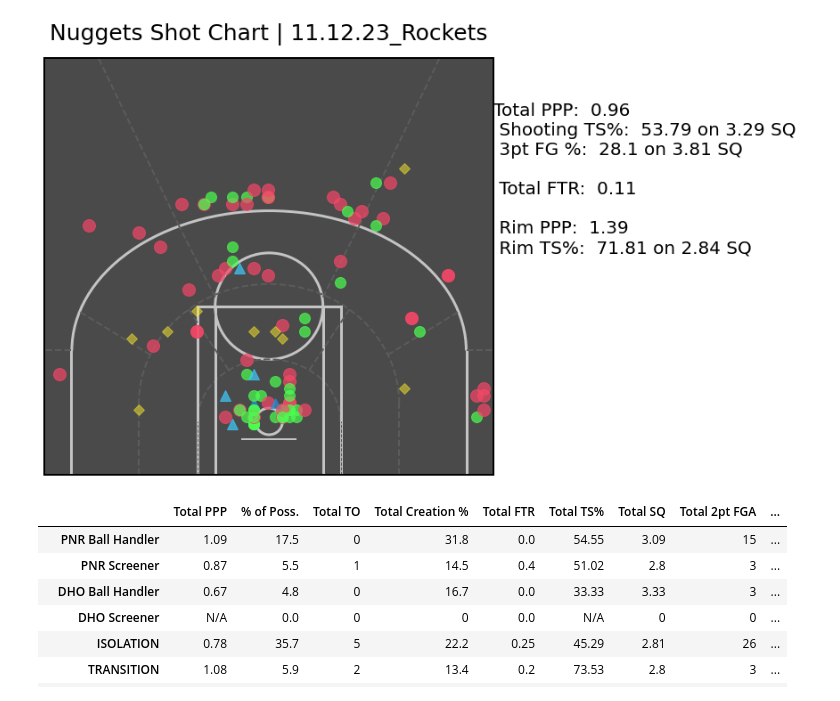
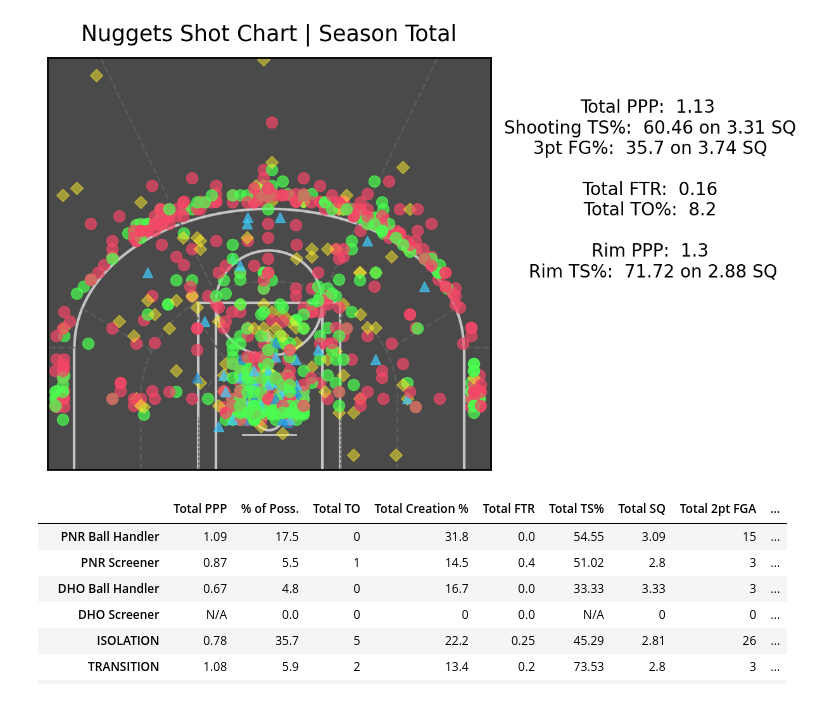
Before and after one commit to nickdsharpe/PPP_24, a Jupyter notebook: generate_stats.ipynb, the cells around one changed output. Drawn from its saved outputs; the diff is of its cells as text; code cells hidden in the pictures.

Commit message:
Refactoring get_stats

```diff
--- a/generate_stats.ipynb
+++ b/generate_stats.ipynb
@@ -32,7 +46,7 @@ for player in players:
 # %%
-off_PPP, off_rim_PPP, shot_chart = get_stats('Nuggets', 'Team', game)
+off_PPP, off_rim_PPP, shot_chart = get_stats('Nuggets', 'Team', total, 'Offense')
 # %% [output]
-[figure, old version]
+[figure, new version]
 # %%
 off_PPP
 # %% [output]
```
Also changed, not shown: parts of 13 cells of this notebook, 26 other files.
